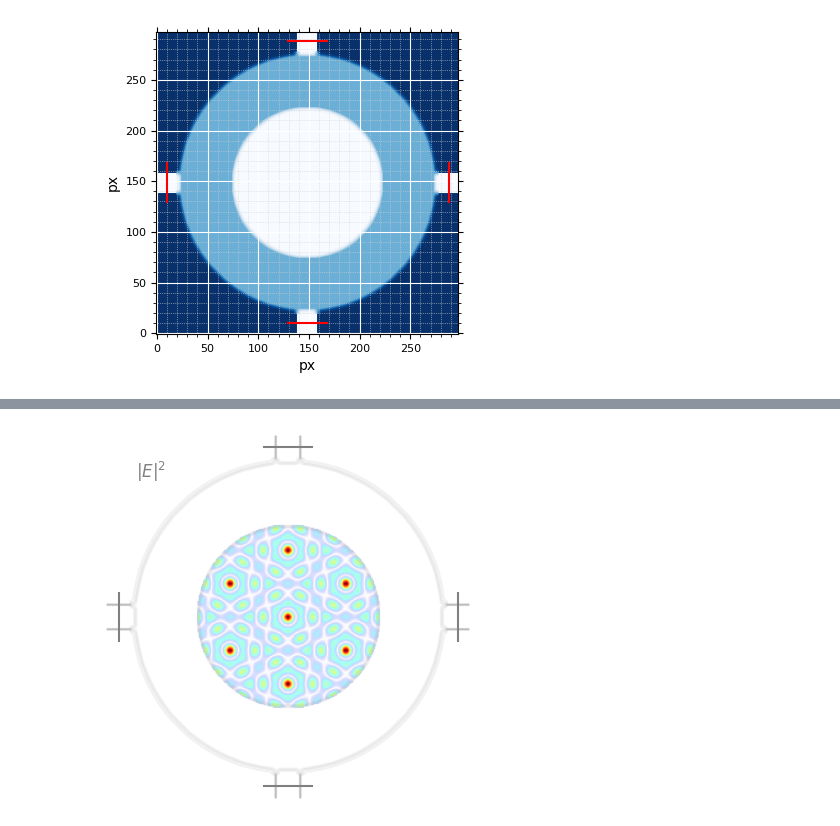
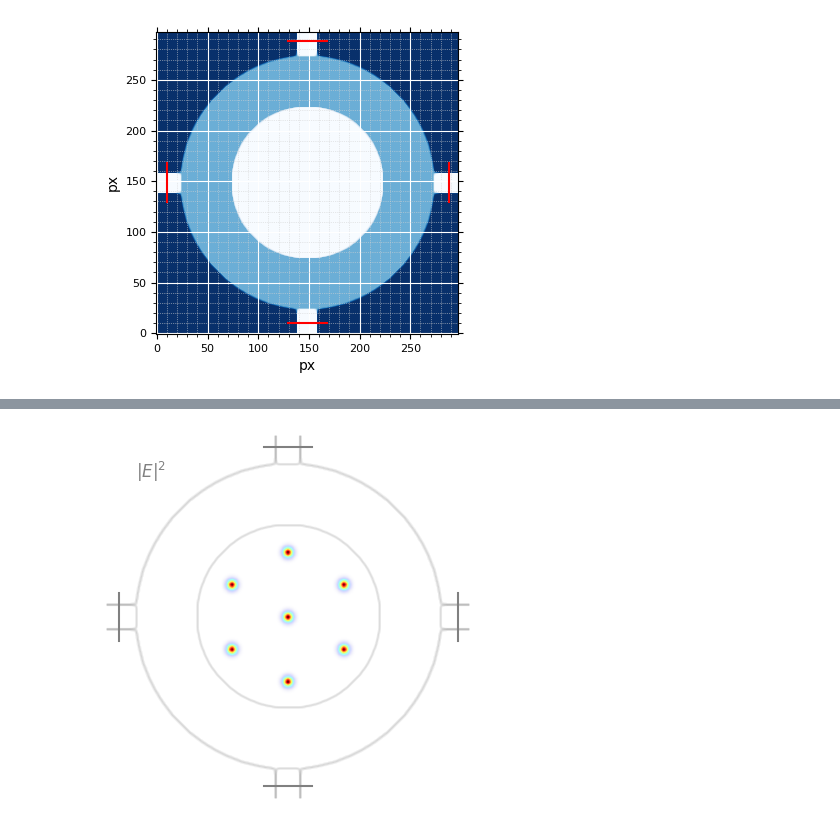
Before and after one commit to dmitrykouznetsov/InvDes-Optical-Lattice, a Jupyter notebook: Demo Triangular Lattice.ipynb, the cells around one changed output, grey strips where cells are left out. Cells and saved outputs as stored; diff of their text form; code cells hidden in the pictures.

```diff
--- a/Demo Triangular Lattice.ipynb
+++ b/Demo Triangular Lattice.ipynb
@@ -139,20 +135,24 @@ def mask(radius):
     m[r, c] = 1
     return m
 
-def pattern(x, y, angles, omega):
-    c = 3e8
+def gaussian(x, y, c, size):
+    g = np.exp(- ((x-c[0])**2 + (y-c[1])**2)/(2*size**2) )
+    return g / np.max(g)
 
-    n = len(angles)
+def target(period, zeta, n, twist=0, shift=0):
+    probe = np.zeros(size, dtype=np.complex128)
 
-    hs = np.zeros(x.shape)
-    hc = np.zeros(y.shape)
+    X, Y = np.meshgrid(np.linspace(0, size[0], size[0]),
+                       np.linspace(0, size[1], size[1]))
 
-    for angle in angles:
-        r = np.sin(angle) * x + np.cos(angle) * y
-        hs += np.sin(omega*r/c) / n
-        hc += np.cos(omega*r/c) / n
+    grid = [period*((x + zeta*y)*np.exp(1j*twist))+shift for x in range(-n,n+1) for y in range(-n, n+1)]
+    for z in grid:
+        if np.abs(z) < probe_radius:
+            cx = z.real + size[0]/2
+            cy = z.imag + size[1]/2
+            probe += gaussian(X, Y, (cx, cy), 3)
 
-    return hc + hs * 1j
+    return probe
 
 probe_mask = mask(probe_radius+5)
 # %%
@@ -181,22 +182,12 @@ def callback_beta_schedule(iteration, of_list, rho):
         if iteration in interval:
             params.beta = value
             break
-# %%
-angles = np.angle([ 2.5-0.8660254j , -2.5-0.8660254j , -2. -1.73205081j,
-                    2.5+0.8660254j , -2.5+0.8660254j ,  0.5-2.59807621j,
-                   -0.5-2.59807621j,  2. -1.73205081j,  0.5+2.59807621j,
-                    2. +1.73205081j, -2. +1.73205081j, -0.5+2.59807621j])
-
-# Scale pattern according to effective wavelength
-r = size[0] * dl * 1.67
-X, Y = np.meshgrid(np.linspace(-r, r, size[0]),
-                   np.linspace(-r, r, size[1]))
-
-probe = pattern(X, Y, angles, omega) * probe_mask
-
-show(np.abs(probe), epsr_init, sources=source_positions, intensity=True, label='$|E|^2$', theme='light')
-# %% [output]
-[figure]
+# %%
+# Create a probe with spacing matching an optical lattice generated using the integer lattice method
+probe = target(period=53.1, zeta=np.exp(2j*np.pi/6), n=12)
+show(np.abs(probe), epsr_init, sources=source_positions, intensity=True, label='$|E|^2$', theme='light')
+# %% [output]
+[figure, added]
 # %%
 # Run the simulations
 simulation = ceviche.fdfd_ez(omega, dl, epsr_init, 2*[Npml])
```
Also changed, not shown: parts of 7 cells of this notebook.
